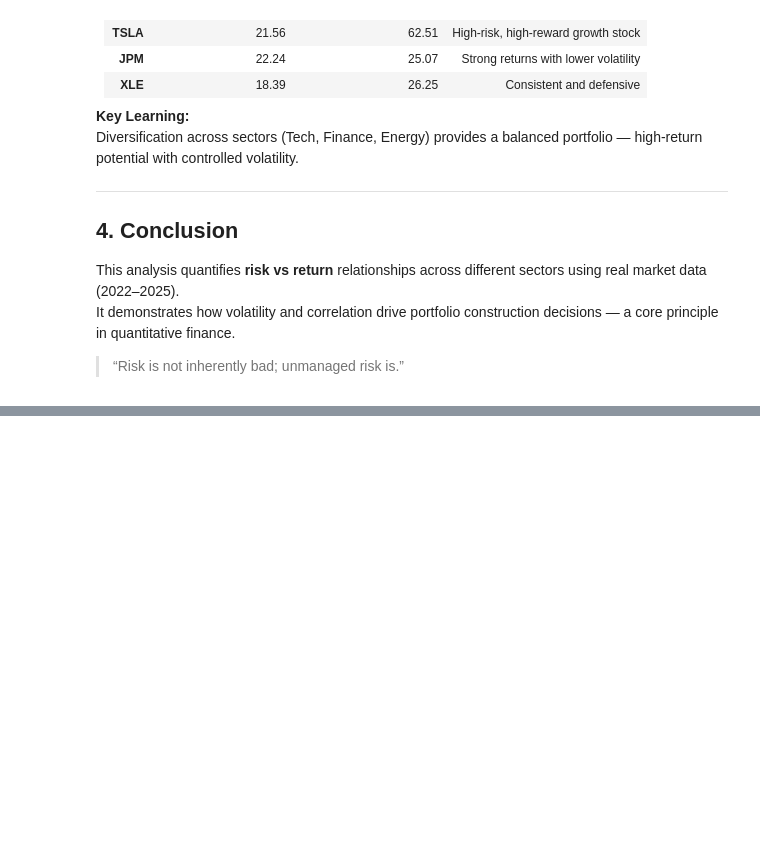
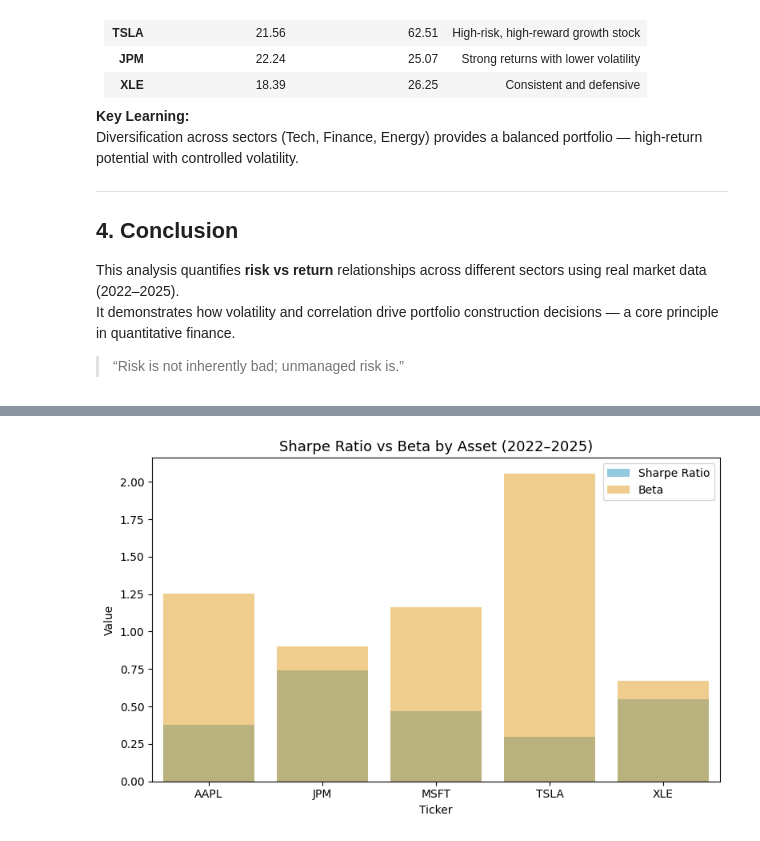
Before and after one commit to rashmeetkaur29/quant-project-1-risk-and-returns, a Jupyter notebook: notebooks/stock_analysis.ipynb, the cells around one changed output, grey strips where cells are left out. Saved outputs shown, nothing was run; the diff lists cells and outputs as text; code cells hidden in the pictures; blank space fills up the shorter version.

Commit message:
Finalized Project 1 - Added Sharpe & Beta analysis, insights, and next steps

```diff
--- a/notebooks/stock_analysis.ipynb
+++ b/notebooks/stock_analysis.ipynb
@@ -165,0 +186,27 @@ plt.close()
+# %%
+# Set a risk-free rate (approximate, e.g., 4% annual -> daily)
+risk_free_rate_daily = 0.04 / 252
+
+# Excess returns = asset returns - risk-free rate
+excess_returns = aligned_returns.sub(risk_free_rate_daily)
+
+# Calculate mean and standard deviation (daily)
+mean_returns = excess_returns.mean()
+std_returns = excess_returns.std()
+
+# Sharpe Ratio (annualized)
+sharpe_ratio = (mean_returns / std_returns) * np.sqrt(252)
+
+# Beta Calculation
+# Covariance of each asset with SP500 divided by variance of SP500
+cov_matrix = aligned_returns.cov()
+market_var = cov_matrix.loc['SP500', 'SP500']
+betas = cov_matrix.loc[:, 'SP500'] / market_var
+
+# Combine results into a DataFrame
+metrics = pd.DataFrame({
+    'Sharpe Ratio': sharpe_ratio.round(3),
+    'Beta': betas.round(3)
+}).drop('SP500')
+
+metrics
@@ -165,0 +220,16 @@ plt.close()
+# %%
+import matplotlib.pyplot as plt
+import seaborn as sns
+
+plt.figure(figsize=(8,5))
+sns.barplot(data=metrics, x=metrics.index, y='Sharpe Ratio', color='skyblue', label='Sharpe Ratio')
+sns.barplot(data=metrics, x=metrics.index, y='Beta', color='orange', alpha=0.5, label='Beta')
+
+plt.title('Sharpe Ratio vs Beta by Asset (2022–2025)', fontsize=13)
+plt.ylabel('Value')
+plt.xlabel('Ticker')
+plt.legend()
+plt.tight_layout()
+plt.show()
+# %% [output]
+[figure, added]
```
Also changed, not shown: parts of 6 cells of this notebook, 1 other file.
